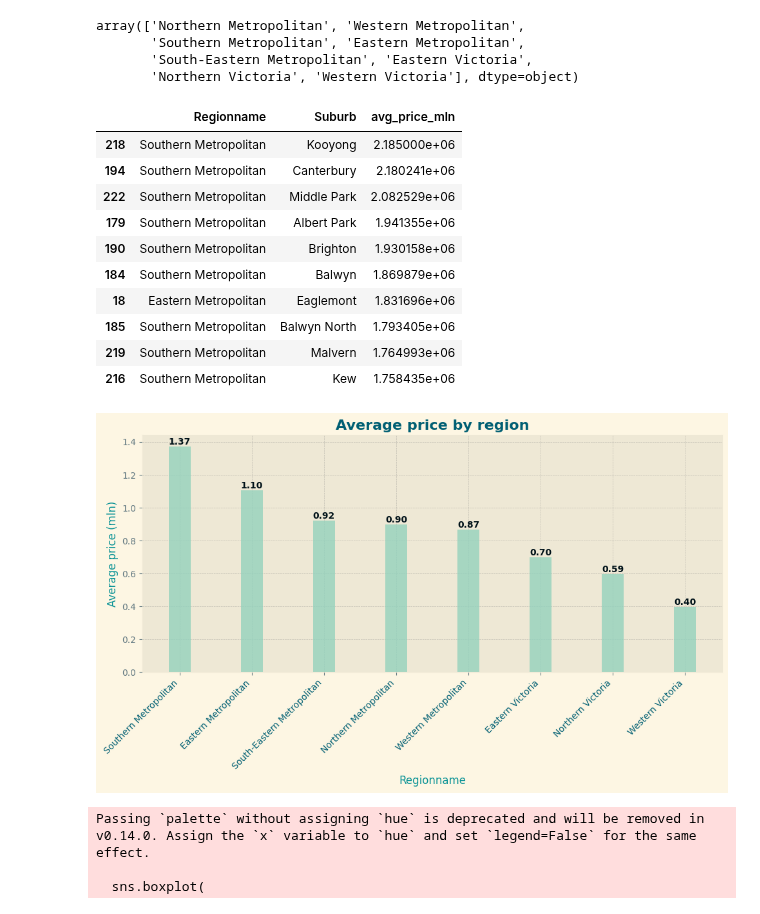
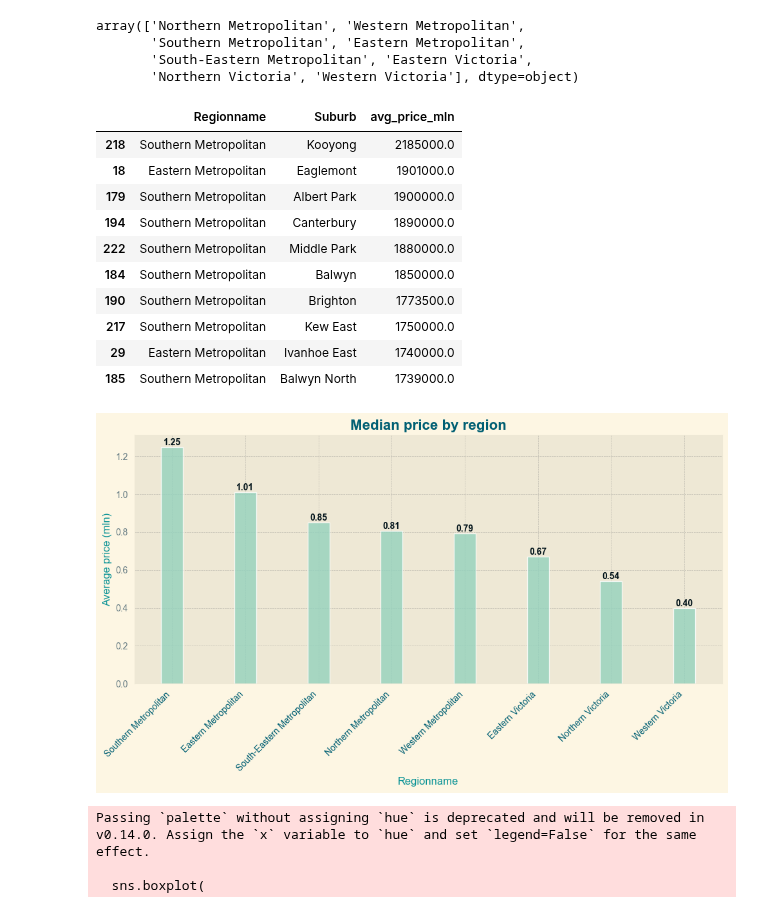
Before and after one commit to Putinka1993/notes, a Jupyter notebook: temp_project/Melbourne_Housing_Snapshot/Housing_Market_Review.ipynb, the cells around one changed output. Drawn from its saved outputs; the diff is of its cells as text; code cells hidden in the pictures.

```diff
--- a/temp_project/Melbourne_Housing_Snapshot/Housing_Market_Review.ipynb
+++ b/temp_project/Melbourne_Housing_Snapshot/Housing_Market_Review.ipynb
@@ -242,75 +242,75 @@ array(['Northern Metropolitan', 'Western Metropolitan',
        'South-Eastern Metropolitan', 'Eastern Victoria',
        'Northern Victoria', 'Western Victoria'], dtype=object)
 # %%
-# Посчитать среднюю цену (Price) по районам (Regionname, Suburb)
+# Посчитать медиана по полю (Price) сгрупированную по районам (Regionname, Suburb)
 
 # Regionname - Название региона (например, “Southern Metropolitan”)
 # Suburb - Пригород
 
 df_avg_price_Regionname_Suburb = (
     df_house.groupby(['Regionname', 'Suburb'])['Price']
-    .mean()
+    .median()
     .reset_index()
     .rename(columns={'Price': 'avg_price_mln'})
 )
 
 df_avg_price = (
     df_house.groupby('Regionname')['Price']
-    .mean()
+    .median()
     .reset_index()
     .rename(columns={'Price': 'avg_price_mln'})
 )
 # %%
 df_avg_price_Regionname_Suburb.sort_values(by='avg_price_mln', ascending=False).head(10)
 
-# здесь мы можем увидеть что чаще всего средняя стоимость жилья выше в регионе 'Southern Metropolitan',
+# здесь мы можем увидеть что чаще всего медианная стоимость жилья выше в регионе 'Southern Metropolitan',
 # и так же смотреть за стоимостью в пригородах.
 # %% [output]
 |  | Regionname | Suburb | avg_price_mln |
-| 218 | Southern Metropolitan | Kooyong | 2.185000e+06 |
-| 194 | Southern Metropolitan | Canterbury | 2.180241e+06 |
-| 222 | Southern Metropolitan | Middle Park | 2.082529e+06 |
-| 179 | Southern Metropolitan | Albert Park | 1.941355e+06 |
-| 190 | Southern Metropolitan | Brighton | 1.930158e+06 |
-| 184 | Southern Metropolitan | Balwyn | 1.869879e+06 |
-| 18 | Eastern Metropolitan | Eaglemont | 1.831696e+06 |
-| 185 | Southern Metropolitan | Balwyn North | 1.793405e+06 |
-| 219 | Southern Metropolitan | Malvern | 1.764993e+06 |
-| 216 | Southern Metropolitan | Kew | 1.758435e+06 |
+| 218 | Southern Metropolitan | Kooyong | 2185000.0 |
+| 18 | Eastern Metropolitan | Eaglemont | 1901000.0 |
+| 179 | Southern Metropolitan | Albert Park | 1900000.0 |
+| 194 | Southern Metropolitan | Canterbury | 1890000.0 |
+| 222 | Southern Metropolitan | Middle Park | 1880000.0 |
+| 184 | Southern Metropolitan | Balwyn | 1850000.0 |
+| 190 | Southern Metropolitan | Brighton | 1773500.0 |
+| 217 | Southern Metropolitan | Kew East | 1750000.0 |
+| 29 | Eastern Metropolitan | Ivanhoe East | 1740000.0 |
+| 185 | Southern Metropolitan | Balwyn North | 1739000.0 |
 # %%
 # для читаемости поделим значения
 df_avg_price['avg_price_mln'] = df_avg_price['avg_price_mln'] / 1_000_000
 # %%
-# Построить столбчатую диаграмму и отсортировать ее по убыванию средней стоимости для каждого 'Regionname'
+# Построить столбчатую диаграмму и отсортировать ее по убыванию медианной стоимости для каждого 'Regionname'
 
 df_avg_price = df_avg_price.sort_values(by='avg_price_mln', ascending=False)
 
 x = df_avg_price['Regionname']
 y = df_avg_price['avg_price_mln']
 
 plt.style.use('Solarize_Light2')
 
 fig, ax = plt.subplots(figsize=(10, 6))
 
 bars = ax.bar(x, y, width=0.3, color='#94d2bd', alpha=0.8)
 
 font_title = {'fontsize': 16, 'fontweight': 'bold', 'color': '#005f73'}
 font_labels = {'fontsize': 12, 'fontweight': 'medium', 'color': '#0a9396'}
 
-ax.set_title('Average price by region', **font_title)
+ax.set_title('Median price by region', **font_title)
 ax.set_xlabel('Regionname', **font_labels)
 ax.set_ylabel('Average price (mln)', **font_labels)
 
 ax.set_xticklabels(x, rotation=45, ha='right', fontsize=10, fontweight='medium', color='#005f73')
 
 ax.grid(True, color='gray', linestyle='--', linewidth=0.5, alpha=0.4)
 
 ax.bar_label(bars, fmt='%.2f', fontsize=10, color='#001219', fontweight='bold')
 
 plt.tight_layout()
 plt.show()
 # %% [output]
-[figure, old version]
+[figure, new version]
 # %%
 df_house['Price'] = df_house['Price'] / 1_000_000
 # %%
```
Also changed, not shown: parts of 1 cell of this notebook.
